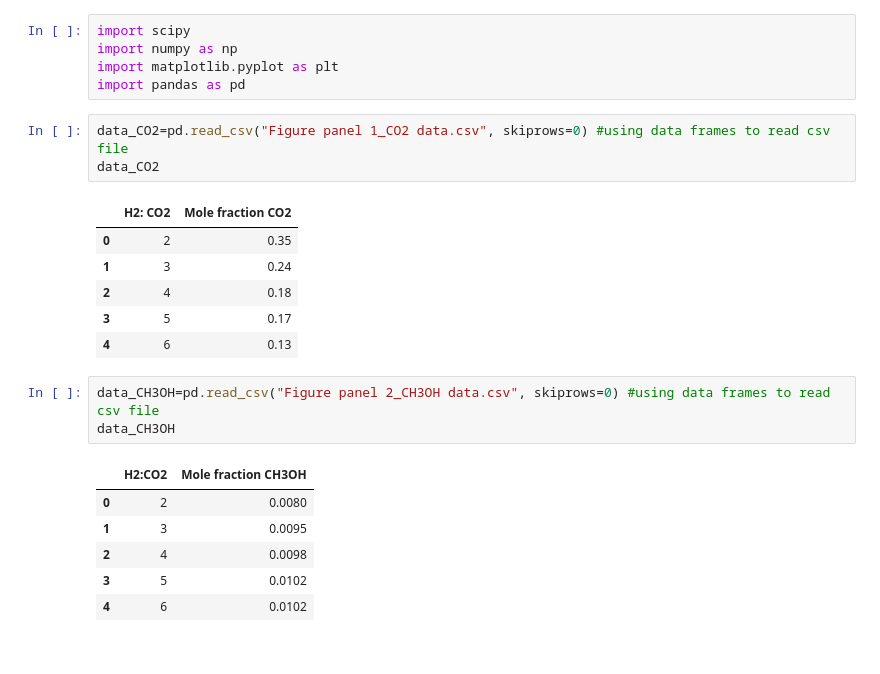
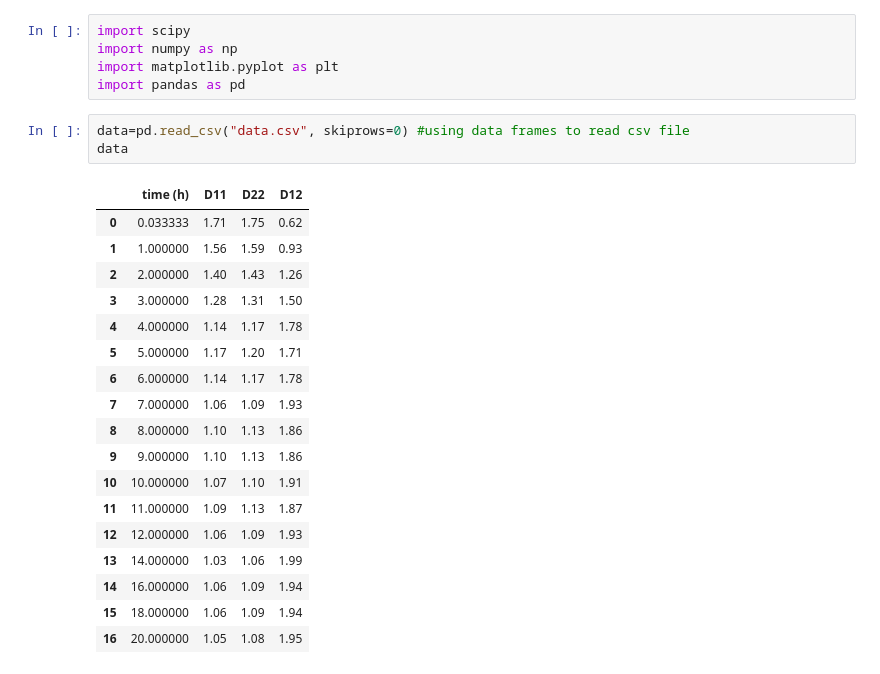
Before and after one commit to sht150/ChE-Math-Project-2, a Jupyter notebook: Project 2.ipynb, the cells around one changed output. Cells and saved outputs as stored; diff of their text form.

```diff
--- a/Project 2.ipynb
+++ b/Project 2.ipynb
@@ -4,22 +4,24 @@ import numpy as np
 import matplotlib.pyplot as plt
 import pandas as pd
 # %%
-data_CO2=pd.read_csv("Figure panel 1_CO2 data.csv", skiprows=0) #using data frames to read csv file
-data_CO2
+data=pd.read_csv("data.csv", skiprows=0) #using data frames to read csv file
+data
 # %% [output]
-|  | H2: CO2 | Mole fraction CO2 |
-| 0 | 2 | 0.35 |
-| 1 | 3 | 0.24 |
-| 2 | 4 | 0.18 |
-| 3 | 5 | 0.17 |
-| 4 | 6 | 0.13 |
+|  | time (h) | D11 | D22 | D12 |
+| 0 | 0.033333 | 1.71 | 1.75 | 0.62 |
+| 1 | 1.000000 | 1.56 | 1.59 | 0.93 |
+| 2 | 2.000000 | 1.40 | 1.43 | 1.26 |
+| 3 | 3.000000 | 1.28 | 1.31 | 1.50 |
+| 4 | 4.000000 | 1.14 | 1.17 | 1.78 |
+| 5 | 5.000000 | 1.17 | 1.20 | 1.71 |
+| 6 | 6.000000 | 1.14 | 1.17 | 1.78 |
+| 7 | 7.000000 | 1.06 | 1.09 | 1.93 |
+| 8 | 8.000000 | 1.10 | 1.13 | 1.86 |
+| 9 | 9.000000 | 1.10 | 1.13 | 1.86 |
+| 10 | 10.000000 | 1.07 | 1.10 | 1.91 |
+| 11 | 11.000000 | 1.09 | 1.13 | 1.87 |
+| 12 | 12.000000 | 1.06 | 1.09 | 1.93 |
+| 13 | 14.000000 | 1.03 | 1.06 | 1.99 |
+| 14 | 16.000000 | 1.06 | 1.09 | 1.94 |
+| 15 | 18.000000 | 1.06 | 1.09 | 1.94 |
+| 16 | 20.000000 | 1.05 | 1.08 | 1.95 |
-# %%
-data_CH3OH=pd.read_csv("Figure panel 2_CH3OH data.csv", skiprows=0) #using data frames to read csv file
-data_CH3OH
-# %% [output]
-|  | H2:CO2 | Mole fraction CH3OH |
-| 0 | 2 | 0.0080 |
-| 1 | 3 | 0.0095 |
-| 2 | 4 | 0.0098 |
-| 3 | 5 | 0.0102 |
-| 4 | 6 | 0.0102 |
```
Also changed, not shown: parts of 18 cells of this notebook, 1 other file.
